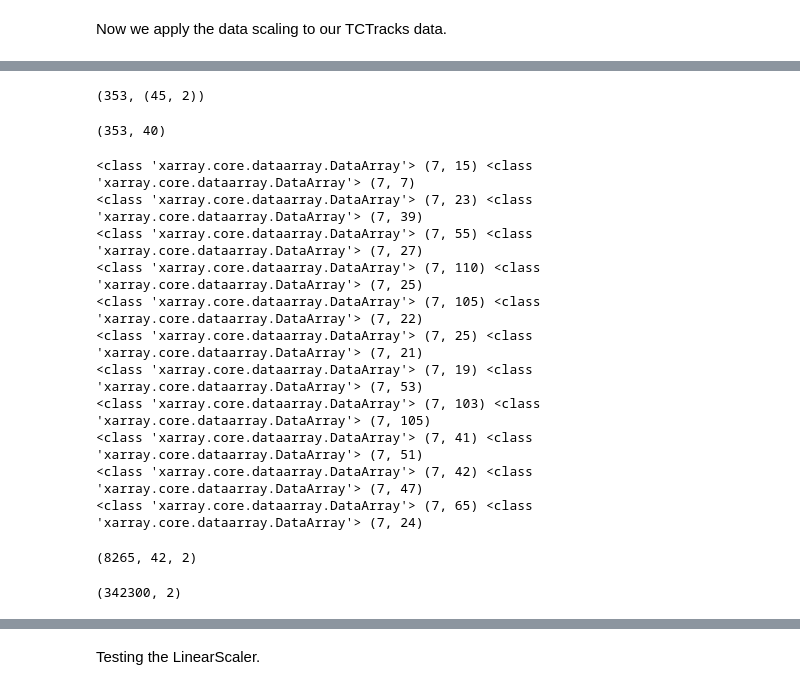
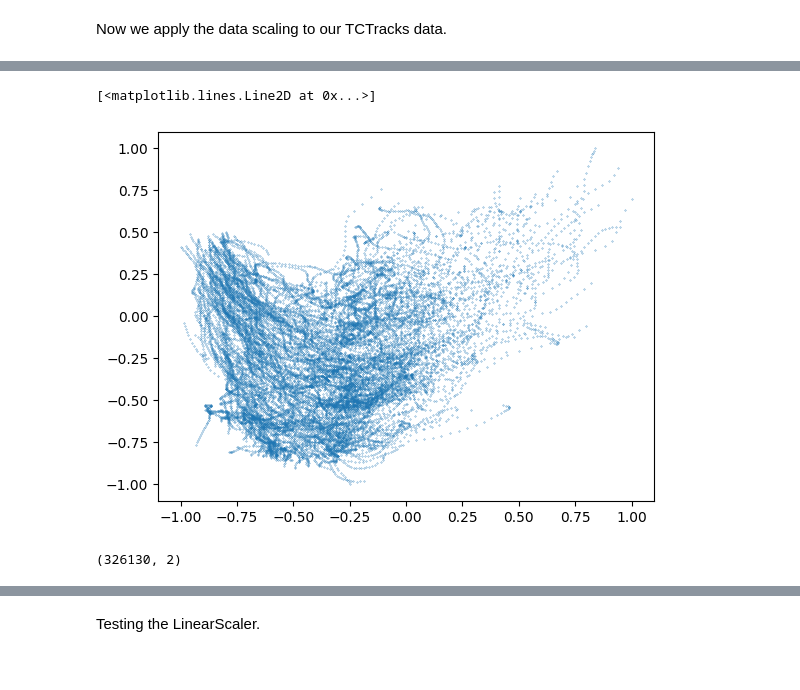
Before and after one commit to ejbrun/koopman_learning_tropical_cyclone, a Jupyter notebook: examples/koopman_kernel_for_TC.ipynb, the cells around one changed output, grey strips where cells are left out. Drawn from its saved outputs; the diff is of its cells as text; code cells hidden in the pictures.

Commit message:
update notebooks - data standardization tests

```diff
--- a/examples/koopman_kernel_for_TC.ipynb
+++ b/examples/koopman_kernel_for_TC.ipynb
@@ -187,10 +153,16 @@ tc_tracks_train, tc_tracks_test = train_test_split(tc_tracks.data, test_size=0.1
 # %%
 feature_list = ["lat", "lon"]
 data_array_list = data_array_list_from_TCTracks(tc_tracks=tc_tracks_train, feature_list=feature_list)
-# %%
-len(data_array_list), data_array_list[5].shape
-# %% [output]
-(353, (45, 2))
+# %%
+scaler = LinearScaler()
+rescaled_time_series_list = standardize_time_series_list(data_array_list, scaler=scaler, fit=True)
+# %%
+concate_ts = concatenate_time_series_list(rescaled_time_series_list)
+# %%
+plt.plot(concate_ts[:,0], concate_ts[:,1], ".", linestyle='None', markersize=0.5)
+# %% [output]
+[<matplotlib.lines.Line2D at 0x...>]
+[figure, added]
 # %%
 tc_tracks_train, tc_tracks_test = train_test_split(tc_tracks.data, test_size=0.1)
 
@@ -208,34 +180,8 @@ contexts = {
     "train": tensor_context_train,
     "test": tensor_context_test,
 }
-# %%
-len(tc_tracks_train), len(tc_tracks_test)
-# %% [output]
-(353, 40)
-# %%
-for idx in range(11):
-    t1 = tc_tracks_train[idx].to_array()
-    t2 = tc_tracks_test[idx].to_array()
-    print(type(t1), t1.shape, type(t2), t2.shape)
-# %% [output]
-<class 'xarray.core.dataarray.DataArray'> (7, 15) <class 'xarray.core.dataarray.DataArray'> (7, 7)
-<class 'xarray.core.dataarray.DataArray'> (7, 23) <class 'xarray.core.dataarray.DataArray'> (7, 39)
-<class 'xarray.core.dataarray.DataArray'> (7, 55) <class 'xarray.core.dataarray.DataArray'> (7, 27)
-<class 'xarray.core.dataarray.DataArray'> (7, 110) <class 'xarray.core.dataarray.DataArray'> (7, 25)
-<class 'xarray.core.dataarray.DataArray'> (7, 105) <class 'xarray.core.dataarray.DataArray'> (7, 22)
-<class 'xarray.core.dataarray.DataArray'> (7, 25) <class 'xarray.core.dataarray.DataArray'> (7, 21)
-<class 'xarray.core.dataarray.DataArray'> (7, 19) <class 'xarray.core.dataarray.DataArray'> (7, 53)
-<class 'xarray.core.dataarray.DataArray'> (7, 103) <class 'xarray.core.dataarray.DataArray'> (7, 105)
-<class 'xarray.core.dataarray.DataArray'> (7, 41) <class 'xarray.core.dataarray.DataArray'> (7, 51)
-<class 'xarray.core.dataarray.DataArray'> (7, 42) <class 'xarray.core.dataarray.DataArray'> (7, 47)
-<class 'xarray.core.dataarray.DataArray'> (7, 65) <class 'xarray.core.dataarray.DataArray'> (7, 24)
-# %%
-tensor_context_train.shape
-# %% [output]
-(8265, 42, 2)
 # %%
 tensor_context = tensor_context_train
 tensor_context_data_reshape = tensor_context.data.reshape((tensor_context.shape[0]*tensor_context.shape[1], tensor_context.shape[2]))
-tensor_context_data_reshape.shape
 # %% [output]
-(342300, 2)
+(326130, 2)
```
Also changed, not shown: parts of 16 cells of this notebook, 1 other file.
